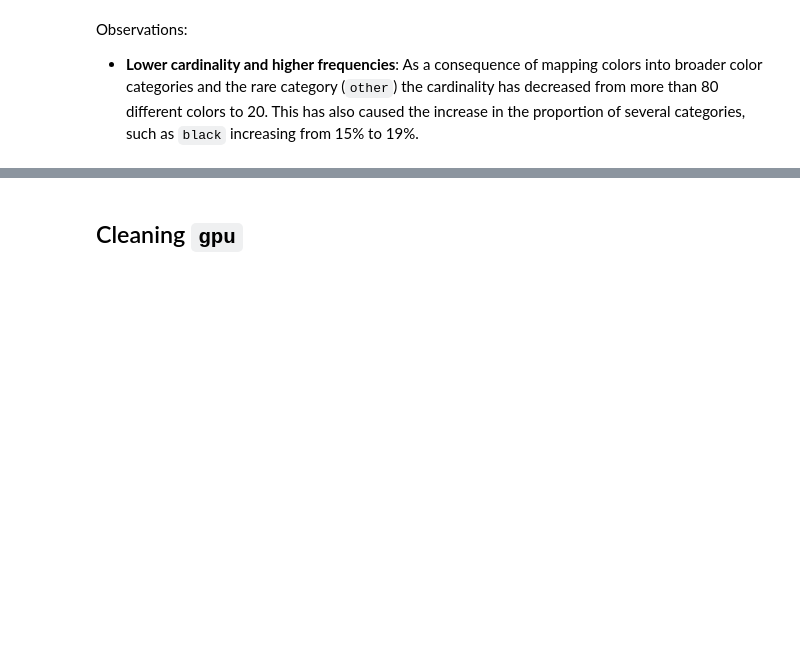
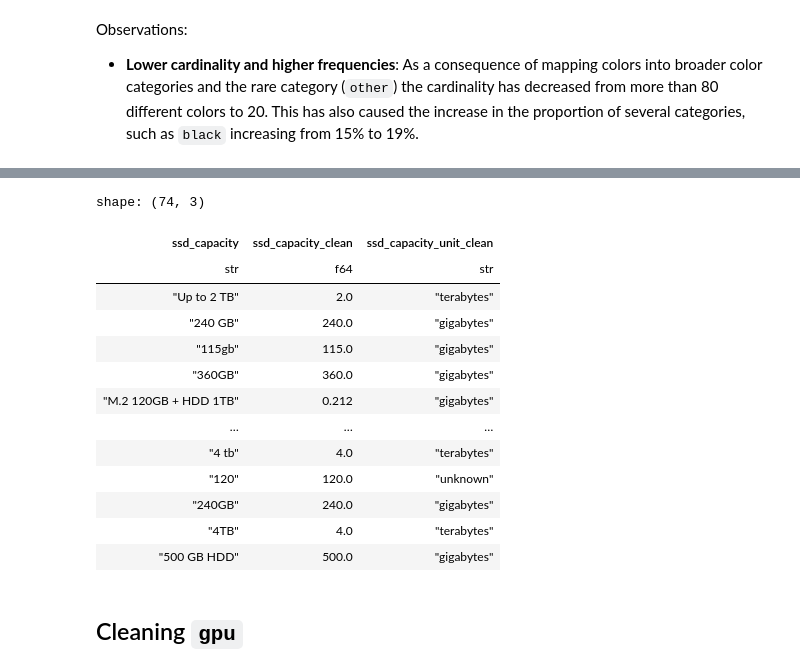
Before and after one commit to jxareas/laptop-price-catboost, a Jupyter notebook: notebooks/laptop_data_cleansing.ipynb, the cells around one changed output, grey strips where cells are left out. Cells and saved outputs as stored; diff of their text form; code cells hidden in the pictures; blank space fills up the shorter version.

```diff
--- a/notebooks/laptop_data_cleansing.ipynb
+++ b/notebooks/laptop_data_cleansing.ipynb
@@ -1339,3 +1456,35 @@ Observations:
+# %%
+df = df.with_columns(
+    pl.col('ssd_capacity')
+    .str.to_lowercase()
+    .map_elements(function=extract_capacity_value, return_dtype=pl.Float64)
+    .alias('ssd_capacity_clean'),
+    pl.col('ssd_capacity')
+    .str.to_lowercase()
+    .map_elements(function=extract_capacity_unit, return_dtype=pl.String)
+    .alias('ssd_capacity_unit_clean')
+)
+
+df.select(
+    'ssd_capacity', 'ssd_capacity_clean', 'ssd_capacity_unit_clean'
+).unique(
+    subset='ssd_capacity'
+)
+# %% [output]
+shape: (74, 3)
+| ssd_capacity | ssd_capacity_clean | ssd_capacity_unit_clean |
+| str | f64 | str |
+| "Up to 2 TB" | 2.0 | "terabytes" |
+| "240 GB" | 240.0 | "gigabytes" |
+| "115gb" | 115.0 | "gigabytes" |
+| "360GB" | 360.0 | "gigabytes" |
+| "M.2 120GB + HDD 1TB" | 0.212 | "gigabytes" |
+| … | … | … |
+| "4 tb" | 4.0 | "terabytes" |
+| "120" | 120.0 | "unknown" |
+| "240GB" | 240.0 | "gigabytes" |
+| "4TB" | 4.0 | "terabytes" |
+| "500 GB HDD" | 500.0 | "gigabytes" |
 # %% [markdown]
 ## Cleaning `gpu`
 # %%
```
Also changed, not shown: parts of 14 cells of this notebook, 1 other file.
